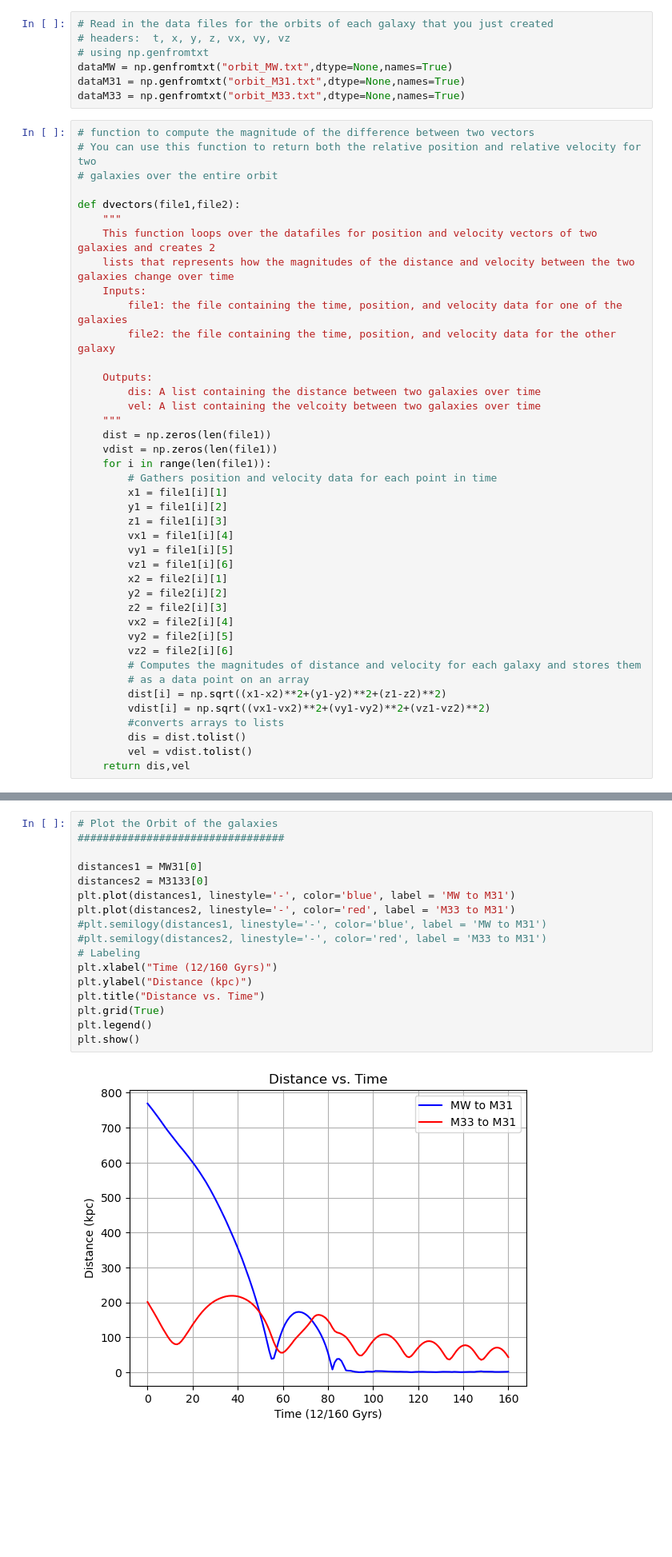
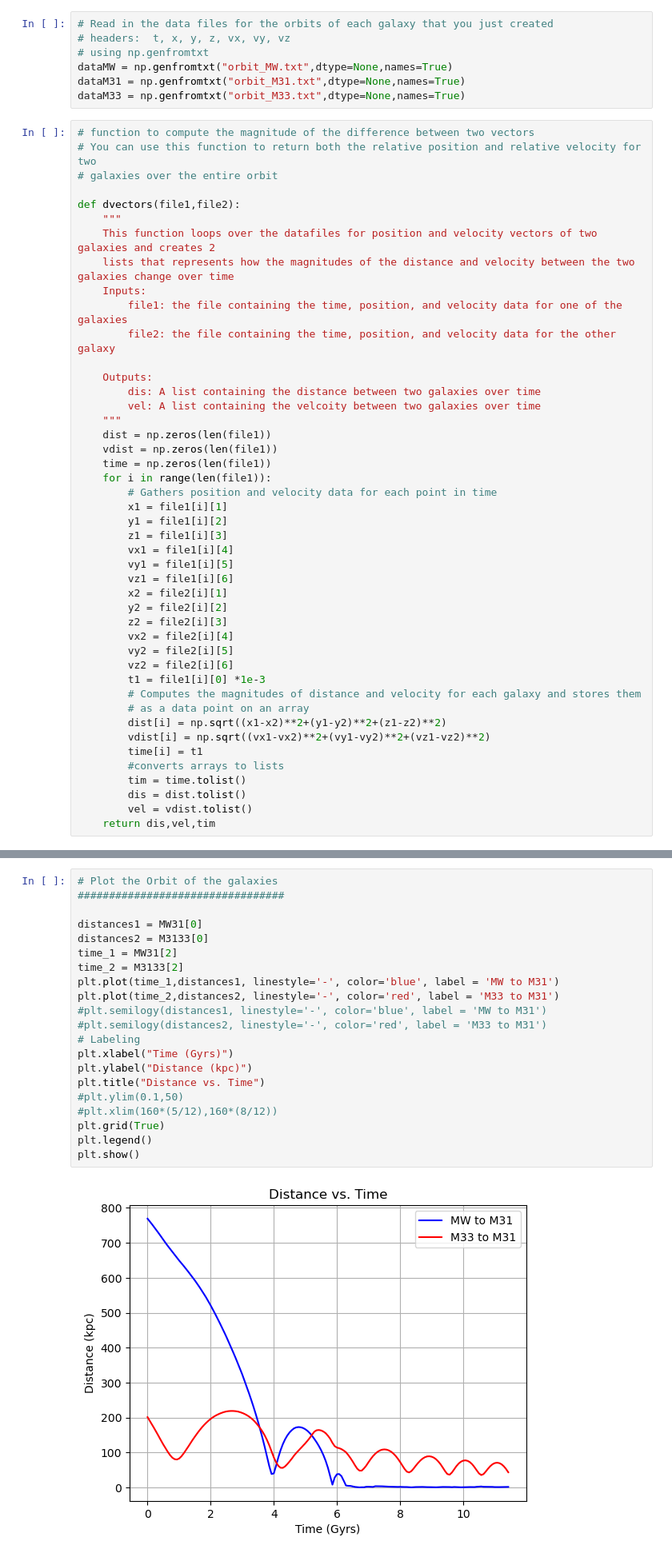
Before and after one commit to c-webs/ASTR_400b, a Jupyter notebook: homeworks/homework6/OrbitCOM.ipynb, the cells around one changed output, grey strips where cells are left out. Shown at 80% size. Cells and saved outputs as stored; diff of their text form; blank space fills up the shorter version.

```diff
--- a/homeworks/homework6/OrbitCOM.ipynb
+++ b/homeworks/homework6/OrbitCOM.ipynb
@@ -112,6 +111,7 @@ def dvectors(file1,file2):
     """
     dist = np.zeros(len(file1))
     vdist = np.zeros(len(file1))
+    time = np.zeros(len(file1))
     for i in range(len(file1)):
         # Gathers position and velocity data for each point in time
         x1 = file1[i][1]
@@ -126,14 +126,17 @@ def dvectors(file1,file2):
         vx2 = file2[i][4]
         vy2 = file2[i][5]
         vz2 = file2[i][6]
+        t1 = file1[i][0] *1e-3
         # Computes the magnitudes of distance and velocity for each galaxy and stores them
         # as a data point on an array
         dist[i] = np.sqrt((x1-x2)**2+(y1-y2)**2+(z1-z2)**2)
         vdist[i] = np.sqrt((vx1-vx2)**2+(vy1-vy2)**2+(vz1-vz2)**2)
+        time[i] = t1
         #converts arrays to lists
+        tim = time.tolist()
         dis = dist.tolist()
         vel = vdist.tolist()
-    return dis,vel
+    return dis,vel,tim
 # %%
 # Determine the magnitude of the relative position and velocities
 
@@ -144,22 +150,26 @@ M3133 = dvectors(dataM31,dataM33)
 # %%
 # Plot the Orbit of the galaxies
 #################################
 
 distances1 = MW31[0]
 distances2 = M3133[0]
-plt.plot(distances1, linestyle='-', color='blue', label = 'MW to M31')
-plt.plot(distances2, linestyle='-', color='red', label = 'M33 to M31')
+time_1 = MW31[2]
+time_2 = M3133[2]
+plt.plot(time_1,distances1, linestyle='-', color='blue', label = 'MW to M31')
+plt.plot(time_2,distances2, linestyle='-', color='red', label = 'M33 to M31')
 #plt.semilogy(distances1, linestyle='-', color='blue', label = 'MW to M31')
 #plt.semilogy(distances2, linestyle='-', color='red', label = 'M33 to M31')
 # Labeling
-plt.xlabel("Time (12/160 Gyrs)")
+plt.xlabel("Time (Gyrs)")
 plt.ylabel("Distance (kpc)")
 plt.title("Distance vs. Time")
+#plt.ylim(0.1,50)
+#plt.xlim(160*(5/12),160*(8/12))
 plt.grid(True)
 plt.legend()
 plt.show()
 # %% [output]
-[figure, old version]
+[figure, new version]
 # %%
 # Plot the orbital velocities of the galaxies
 #################################
```
Also changed, not shown: parts of 3 cells of this notebook.
